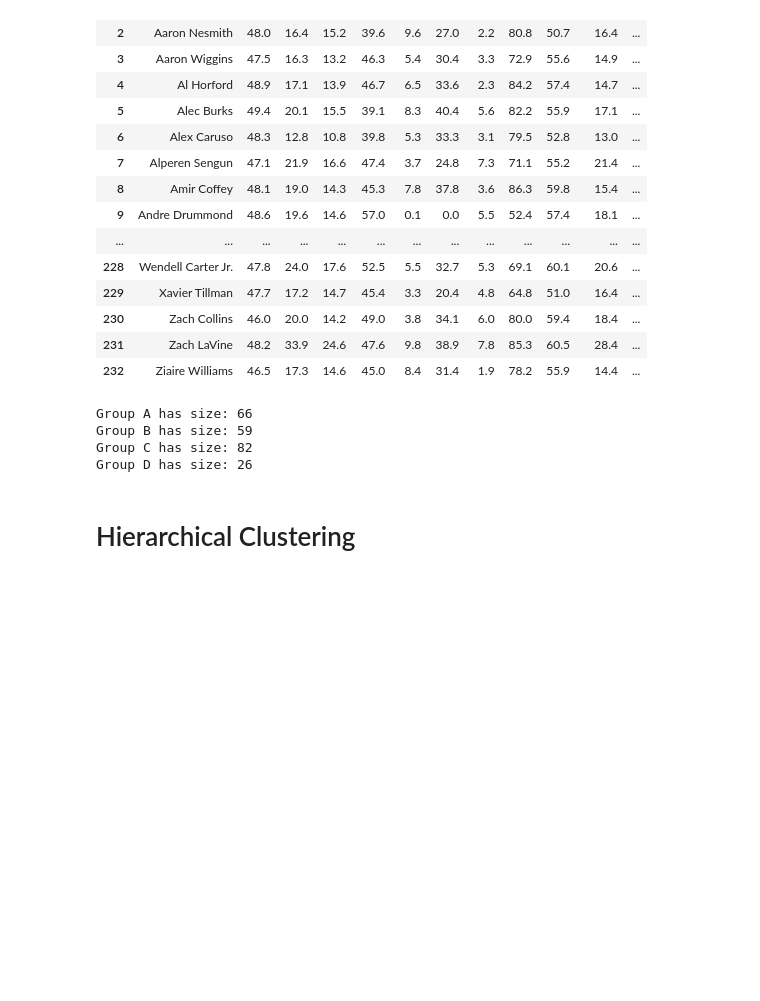
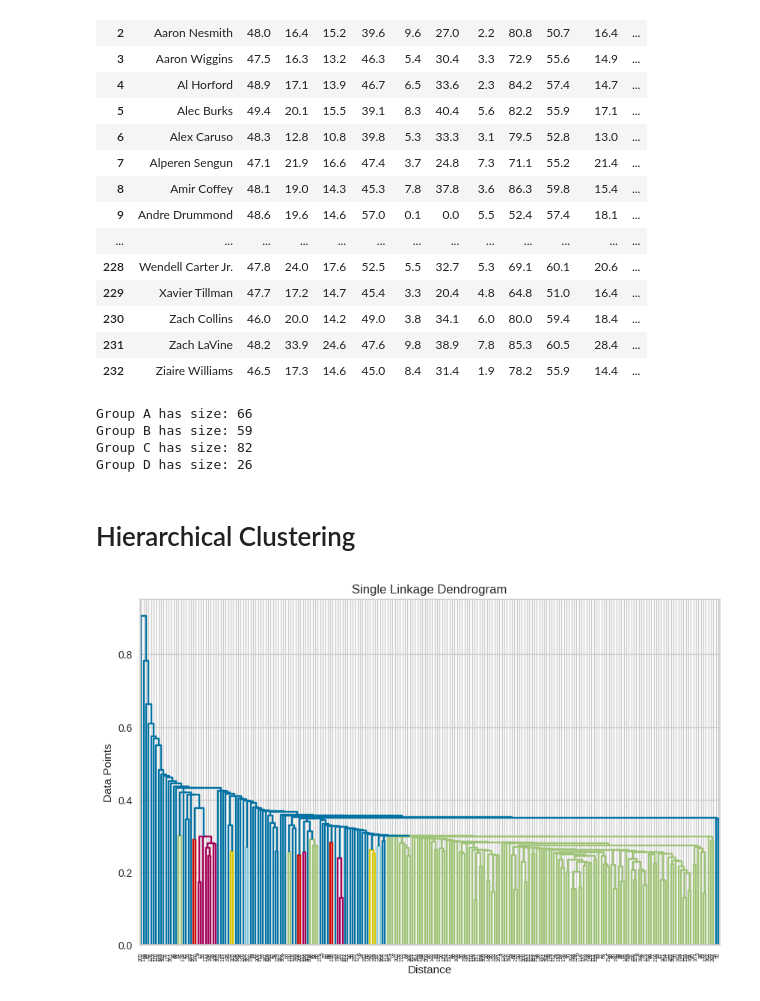
Before and after one commit to bphqk3/CF, a Jupyter notebook: CF_PTS.ipynb, the cells around one changed output. Saved outputs shown, nothing was run; the diff lists cells and outputs as text; code cells hidden in the pictures; blank space fills up the shorter version.

```diff
--- a/CF_PTS.ipynb
+++ b/CF_PTS.ipynb
@@ -769,24 +769,26 @@ Group D has size: 26
 # %%
 # Try clustering by single link, centroid, and ward (D2)
 
 nba_dist = pdist(data, metric='euclidean')
 
 hcl_single = linkage(y=nba_dist, method='single')
 hcl_centroid = linkage(y=nba_dist, method='centroid')
 #this is squared Euclidean distances
 hcl_ward = linkage(y=nba_dist, method='ward')
 
 # This is squared Euclidean distances
 squared_dissimilarities = pdist(data, metric='sqeuclidean')
 # Convert the result to a square distance matrix
 hcl_ward_d2 = linkage(squared_dissimilarities, method='ward')
 
 plt.figure(figsize=(10, 6))  # Adjust the figure size as needed
-plt.plot(hcl_single)
+dendrogram(hcl_single, orientation='top', labels=None, color_threshold=0.3)
 plt.title('Single Linkage Dendrogram')
 plt.xlabel('Distance')
 plt.ylabel('Data Points')
 plt.show()
+# %% [output]
+[figure, added]
 # %%
 # Plot centroid linkage method
 plt.figure(figsize=(10, 6))  # Adjust the figure size as needed
```
Also changed, not shown: parts of 8 cells of this notebook.
